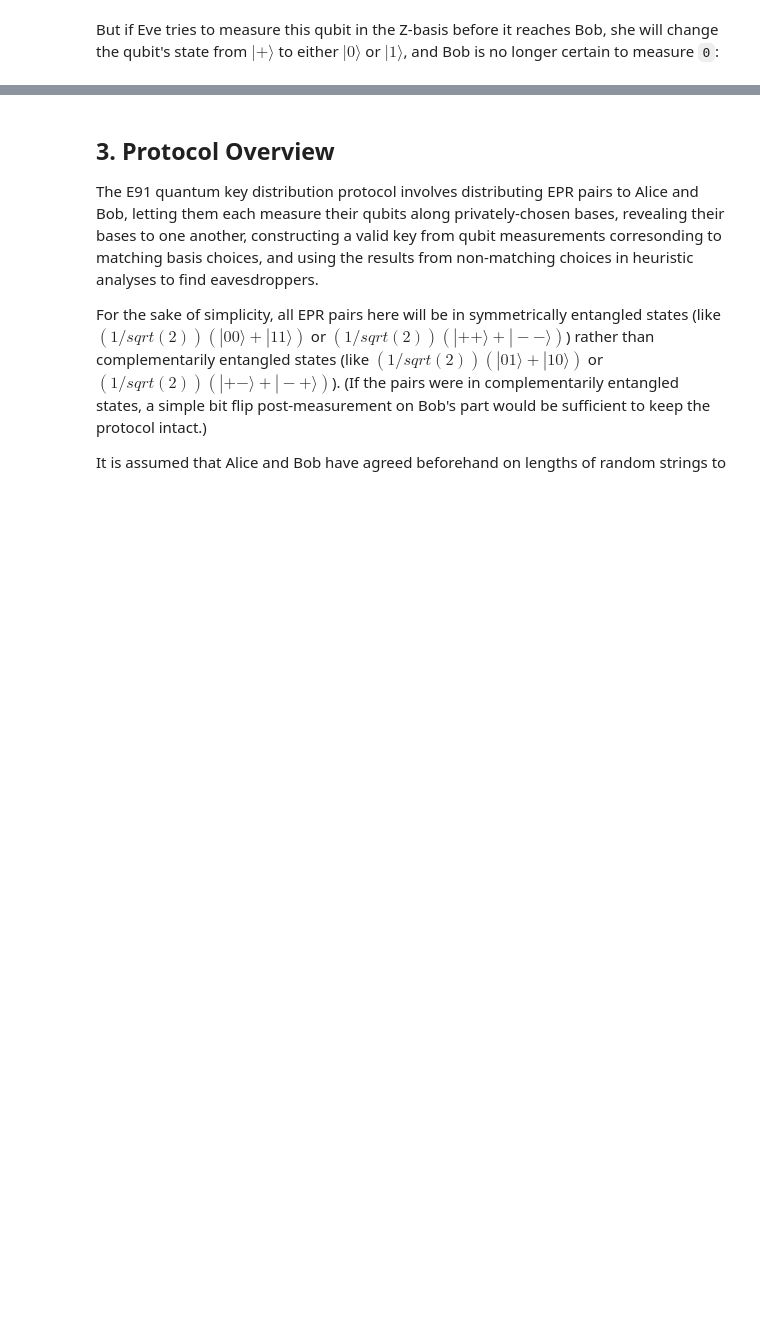
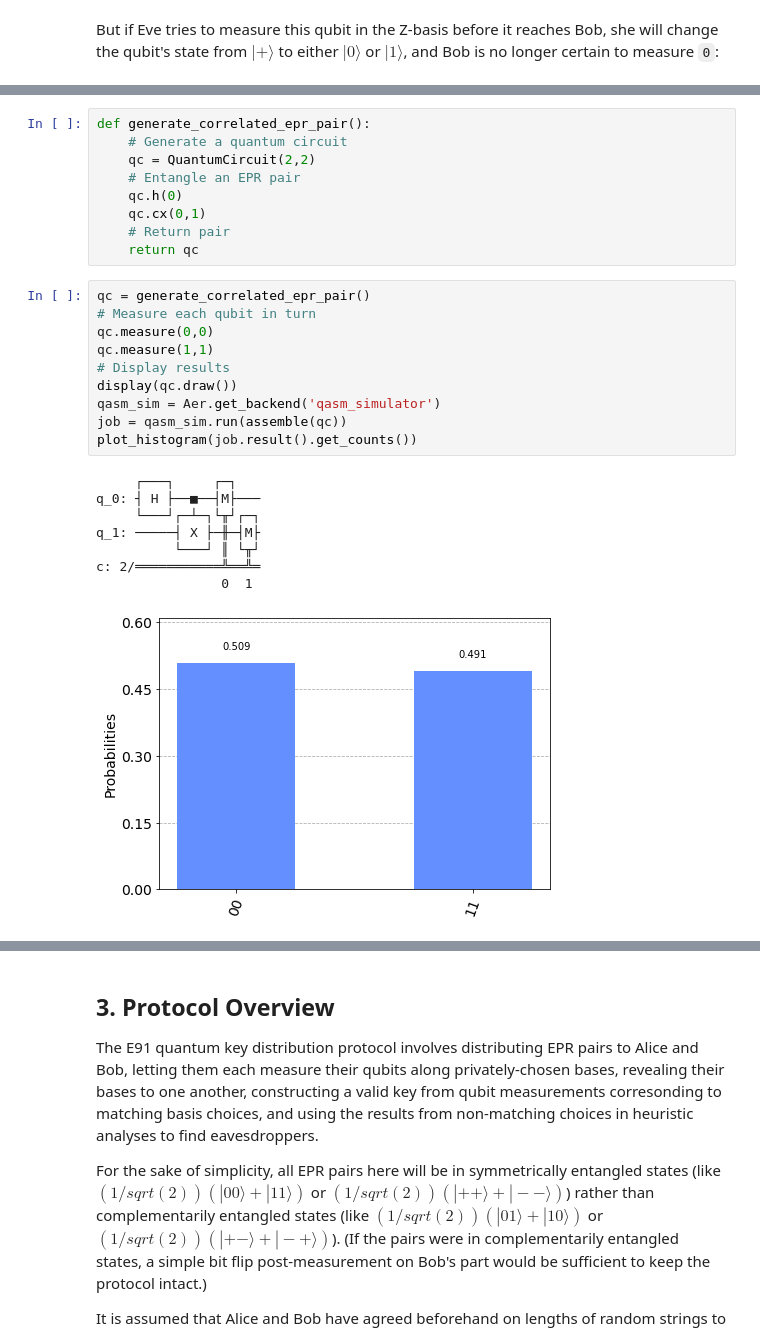
Before and after one commit to TedMcManus/QuantumComputing, a Jupyter notebook: e91-notebook.ipynb, the cells around one changed output, grey strips where cells are left out. Cells and saved outputs as stored; diff of their text form; blank space fills up the shorter version.

```diff
--- a/e91-notebook.ipynb
+++ b/e91-notebook.ipynb
@@ -235,0 +119,28 @@ The concept critical to the E91 protocol is the [CHSH inequality](https://en.wik
+# %%
+def generate_correlated_epr_pair():
+    # Generate a quantum circuit
+    qc = QuantumCircuit(2,2)
+    # Entangle an EPR pair
+    qc.h(0)
+    qc.cx(0,1)
+    # Return pair
+    return qc
+# %%
+qc = generate_correlated_epr_pair()
+# Measure each qubit in turn
+qc.measure(0,0)
+qc.measure(1,1)
+# Display results
+display(qc.draw())
+qasm_sim = Aer.get_backend('qasm_simulator')
+job = qasm_sim.run(assemble(qc))
+plot_histogram(job.result().get_counts())
+# %% [output]
+     ┌───┐     ┌─┐
+q_0: ┤ H ├──■──┤M├───
+     └───┘┌─┴─┐└╥┘┌─┐
+q_1: ─────┤ X ├─╫─┤M├
+          └───┘ ║ └╥┘
+c: 2/═══════════╩══╩═
+                0  1
+[figure, added]
```
Also changed, not shown: parts of 101 cells of this notebook.
